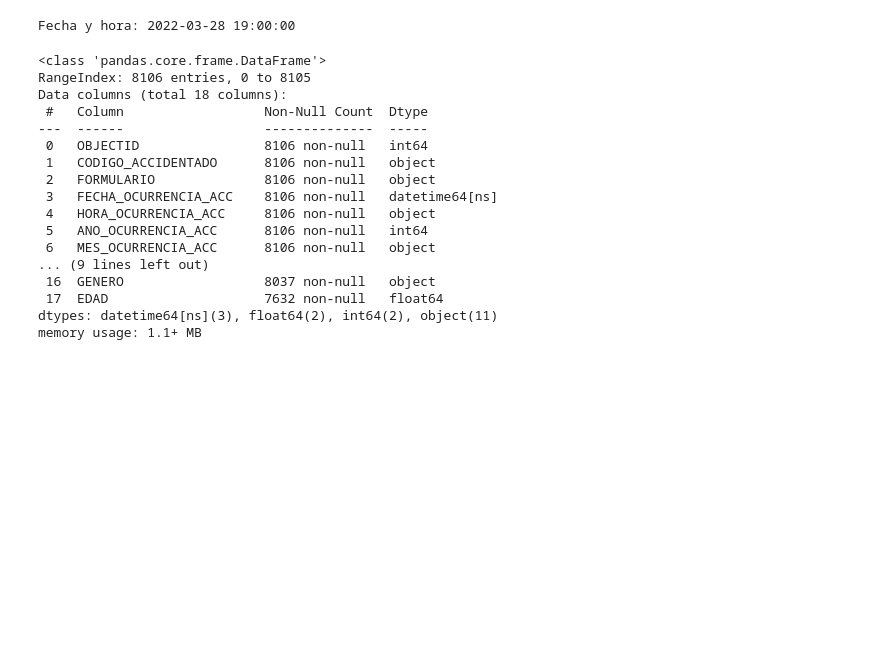
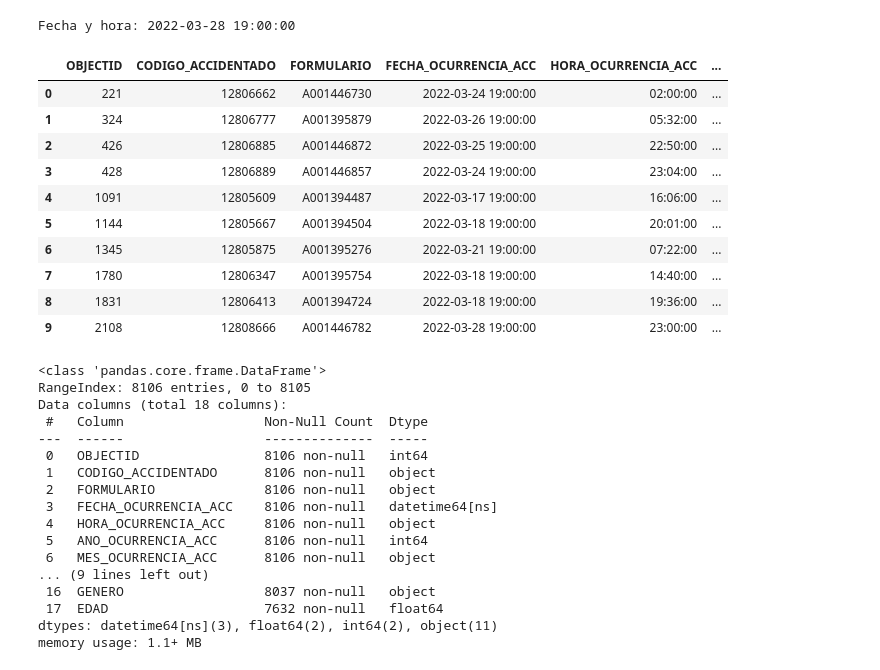
Before and after one commit to santiago-higuitau/ml_accident_bgta, a Jupyter notebook: notebooks/01_extract_data_from_dmb.ipynb, the cells around one changed output. Cells and saved outputs as stored; diff of their text form; code cells hidden in the pictures; blank space fills up the shorter version.

```diff
--- a/notebooks/01_extract_data_from_dmb.ipynb
+++ b/notebooks/01_extract_data_from_dmb.ipynb
@@ -403,6 +403,20 @@ Fecha y hora: 2022-03-28 19:00:00
 date_for_na = datetime(1975, 1, 1).timestamp() * 1000
 # %%
 df_aux = transform_all_dates(df_muerto)
+# %%
+df_aux.head(10)
+# %% [output]
+|  | OBJECTID | CODIGO_ACCIDENTADO | FORMULARIO | FECHA_OCURRENCIA_ACC | HORA_OCURRENCIA_ACC | ... |
+| 0 | 221 | 12806662 | A001446730 | 2022-03-24 19:00:00 | 02:00:00 | ... |
+| 1 | 324 | 12806777 | A001395879 | 2022-03-26 19:00:00 | 05:32:00 | ... |
+| 2 | 426 | 12806885 | A001446872 | 2022-03-25 19:00:00 | 22:50:00 | ... |
+| 3 | 428 | 12806889 | A001446857 | 2022-03-24 19:00:00 | 23:04:00 | ... |
+| 4 | 1091 | 12805609 | A001394487 | 2022-03-17 19:00:00 | 16:06:00 | ... |
+| 5 | 1144 | 12805667 | A001394504 | 2022-03-18 19:00:00 | 20:01:00 | ... |
+| 6 | 1345 | 12805875 | A001395276 | 2022-03-21 19:00:00 | 07:22:00 | ... |
+| 7 | 1780 | 12806347 | A001395754 | 2022-03-18 19:00:00 | 14:40:00 | ... |
+| 8 | 1831 | 12806413 | A001394724 | 2022-03-18 19:00:00 | 19:36:00 | ... |
+| 9 | 2108 | 12808666 | A001446782 | 2022-03-28 19:00:00 | 23:00:00 | ... |
 # %%
 df_aux.info()
 # %% [output]
```
